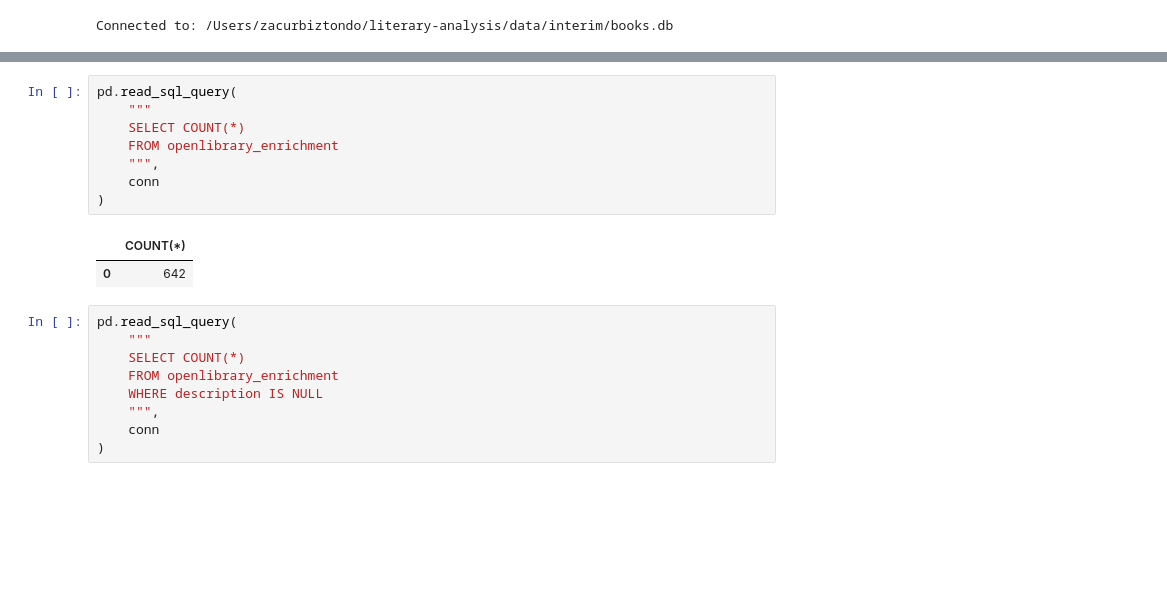
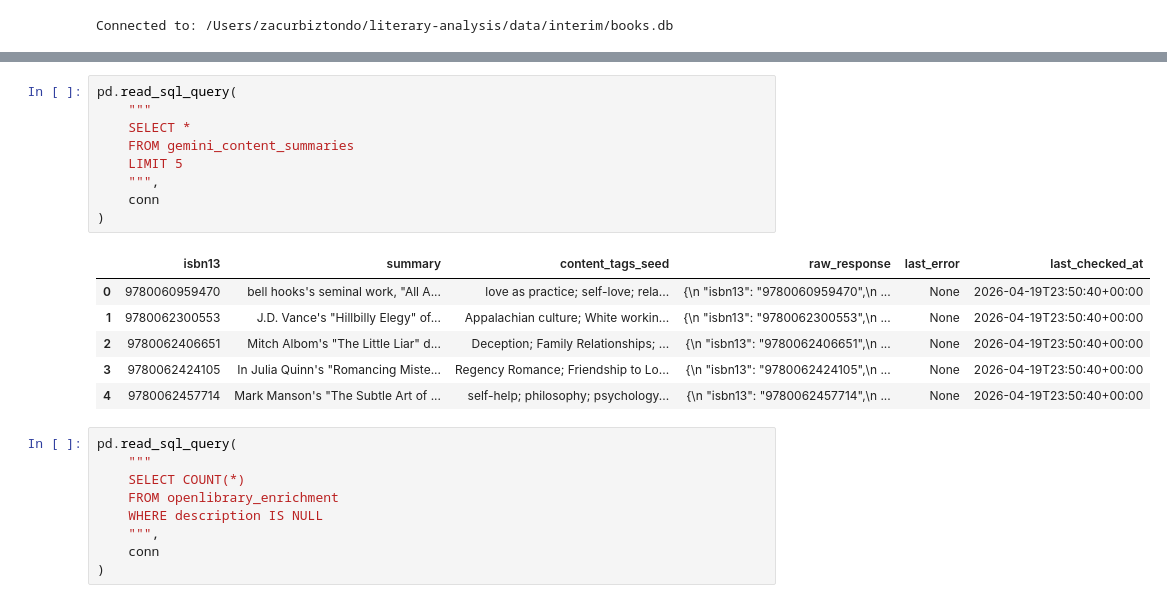
Before and after one commit to ZWUrbo/nyt-bestseller-analysis, a Jupyter notebook: notebooks/data_audit.ipynb, the cells around one changed output, grey strips where cells are left out. Drawn from its saved outputs; the diff is of its cells as text; blank space fills up the shorter version.

Commit message:
Gemini Table Check

```diff
--- a/notebooks/data_audit.ipynb
+++ b/notebooks/data_audit.ipynb
@@ -33,14 +35,19 @@ tables
 # %%
 pd.read_sql_query(
     """
-    SELECT COUNT(*)
-    FROM openlibrary_enrichment
+    SELECT *
+    FROM gemini_content_summaries
+    LIMIT 5
     """,
     conn
 )
 # %% [output]
-|  | COUNT(*) |
-| 0 | 642 |
+|  | isbn13 | summary | content_tags_seed | raw_response | last_error | last_checked_at |
+| 0 | 9780060959470 | bell hooks's seminal work, "All A... | love as practice; self-love; rela... | {\n "isbn13": "9780060959470",\n ... | None | 2026-04-19T23:50:40+00:00 |
+| 1 | 9780062300553 | J.D. Vance's "Hillbilly Elegy" of... | Appalachian culture; White workin... | {\n "isbn13": "9780062300553",\n ... | None | 2026-04-19T23:50:40+00:00 |
+| 2 | 9780062406651 | Mitch Albom's "The Little Liar" d... | Deception; Family Relationships; ... | {\n "isbn13": "9780062406651",\n ... | None | 2026-04-19T23:50:40+00:00 |
+| 3 | 9780062424105 | In Julia Quinn's "Romancing Miste... | Regency Romance; Friendship to Lo... | {\n "isbn13": "9780062424105",\n ... | None | 2026-04-19T23:50:40+00:00 |
+| 4 | 9780062457714 | Mark Manson's "The Subtle Art of ... | self-help; philosophy; psychology... | {\n "isbn13": "9780062457714",\n ... | None | 2026-04-19T23:50:40+00:00 |
 # %%
 pd.read_sql_query(
     """
```
Also changed, not shown: parts of 1 cell of this notebook.
